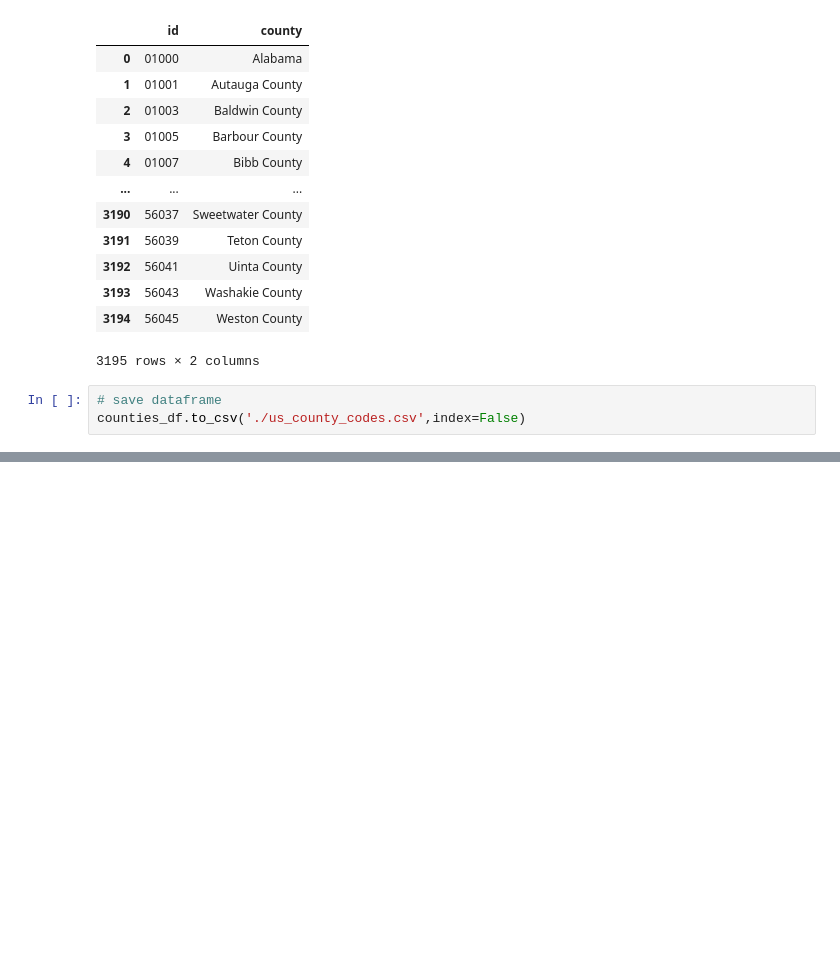
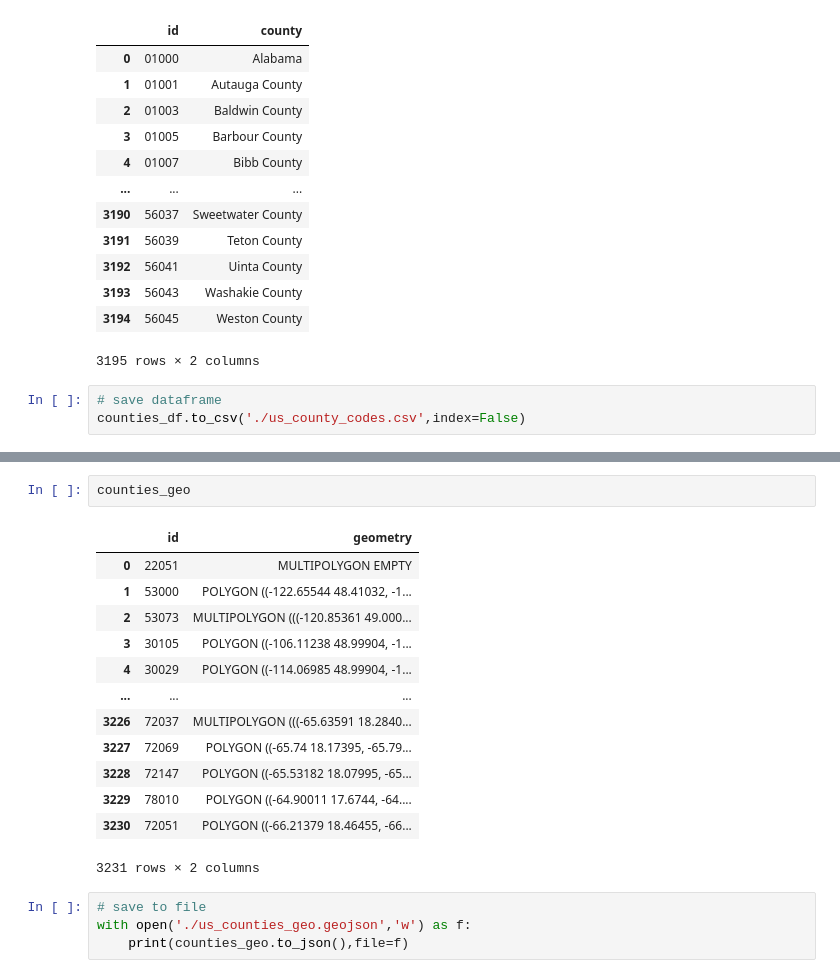
Before and after one commit to UIUC-iSchool-DataViz/is445_data, a Jupyter notebook: geo_codes/process_codes.ipynb, the cells around one changed output, grey strips where cells are left out. Saved outputs shown, nothing was run; the diff lists cells and outputs as text; blank space fills up the shorter version.

```diff
--- a/geo_codes/process_codes.ipynb
+++ b/geo_codes/process_codes.ipynb
@@ -125,0 +263,20 @@ counties_df.to_csv('./us_county_codes.csv',index=False)
+# %%
+counties_geo
+# %% [output]
+|  | id | geometry |
+| 0 | 22051 | MULTIPOLYGON EMPTY |
+| 1 | 53000 | POLYGON ((-122.65544 48.41032, -1... |
+| 2 | 53073 | MULTIPOLYGON (((-120.85361 49.000... |
+| 3 | 30105 | POLYGON ((-106.11238 48.99904, -1... |
+| 4 | 30029 | POLYGON ((-114.06985 48.99904, -1... |
+| ... | ... | ... |
+| 3226 | 72037 | MULTIPOLYGON (((-65.63591 18.2840... |
+| 3227 | 72069 | POLYGON ((-65.74 18.17395, -65.79... |
+| 3228 | 72147 | POLYGON ((-65.53182 18.07995, -65... |
+| 3229 | 78010 | POLYGON ((-64.90011 17.6744, -64.... |
+| 3230 | 72051 | POLYGON ((-66.21379 18.46455, -66... |
+3231 rows × 2 columns
+# %%
+# save to file
+with open('./us_counties_geo.geojson','w') as f:
+    print(counties_geo.to_json(),file=f)
```
Also changed, not shown: parts of 15 cells of this notebook, 3 other files.
